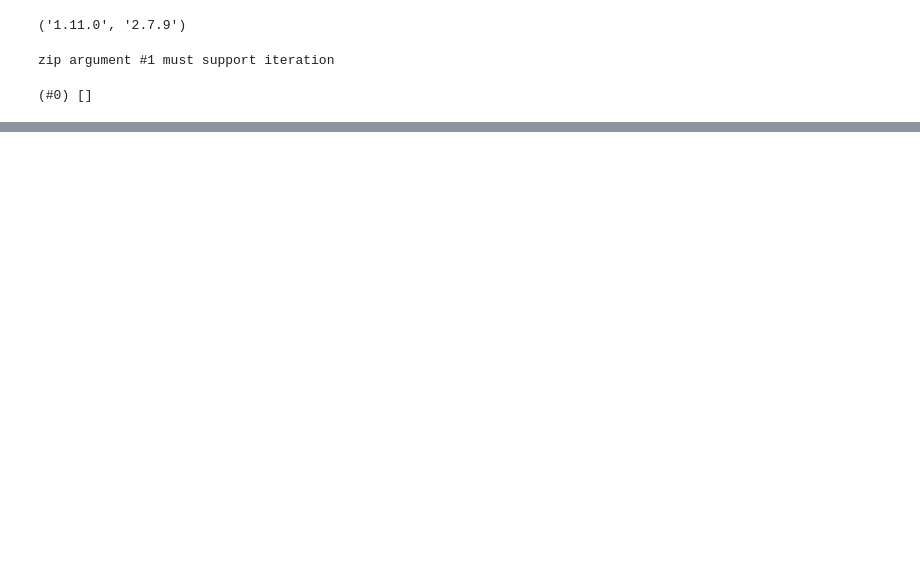
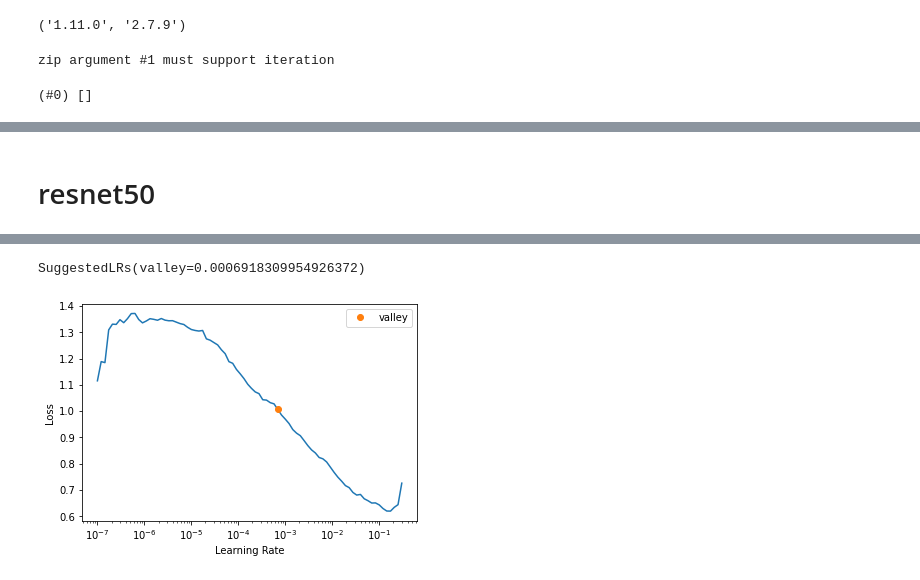
Before and after one commit to Xbeck/Pnevmoniya, a Jupyter notebook: pnevmoniya-tashxisi.ipynb, the cells around one changed output, grey strips where cells are left out. Cells and saved outputs as stored; diff of their text form; code cells hidden in the pictures; blank space fills up the shorter version.

```diff
--- a/pnevmoniya-tashxisi.ipynb
+++ b/pnevmoniya-tashxisi.ipynb
@@ -69,0 +77,9 @@ learn.fine_tune(4)
+# %% [markdown]
+# resnet50
+# %%
+# model resnet50 ni o'qitishga tayyorgarlik
+learn_50 = vision_learner(dls, resnet50, metrics=accuracy)   #  fine_tune= 4 - 6 - 7 - 10, accuracy 0.990412 >> 0.9932 >> 0.991371 >> 0.990412
+
+# train tezligini aniqlash: resnet50  -- modeli uchun
+learn_50.lr_find()
+# %% [output]
@@ -69,0 +87,2 @@ learn.fine_tune(4)
+SuggestedLRs(valley=0.0006918309954926372)
+[figure, added]
```
Also changed, not shown: parts of 22 cells of this notebook, 1 other file.
